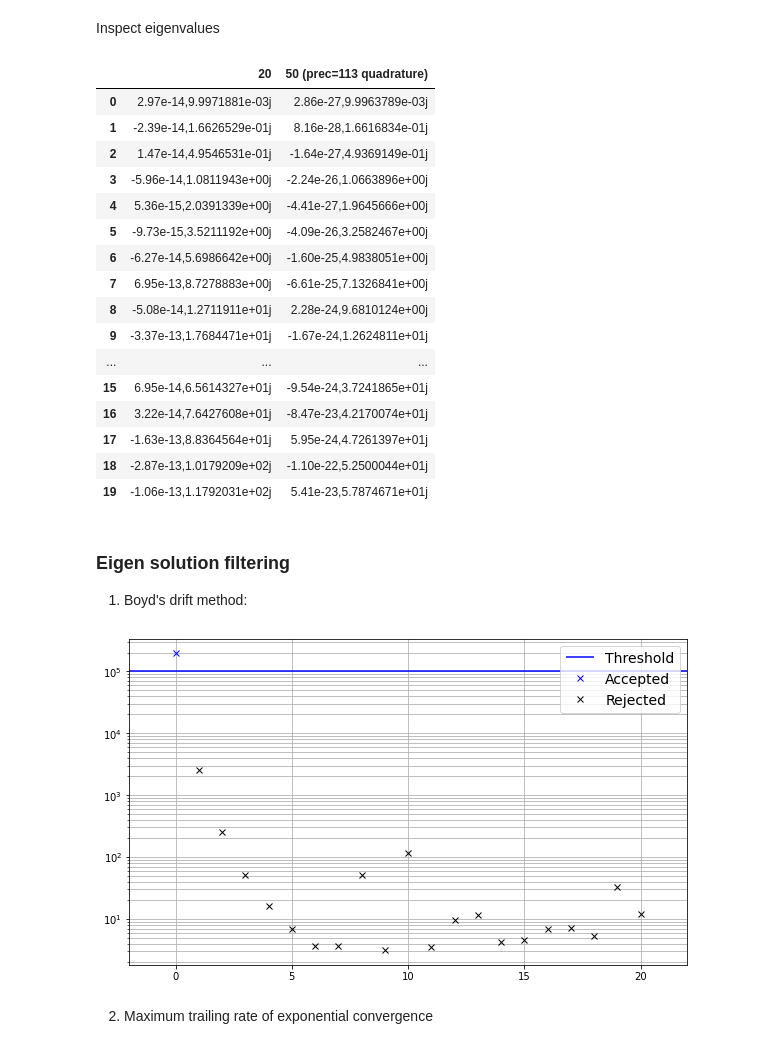
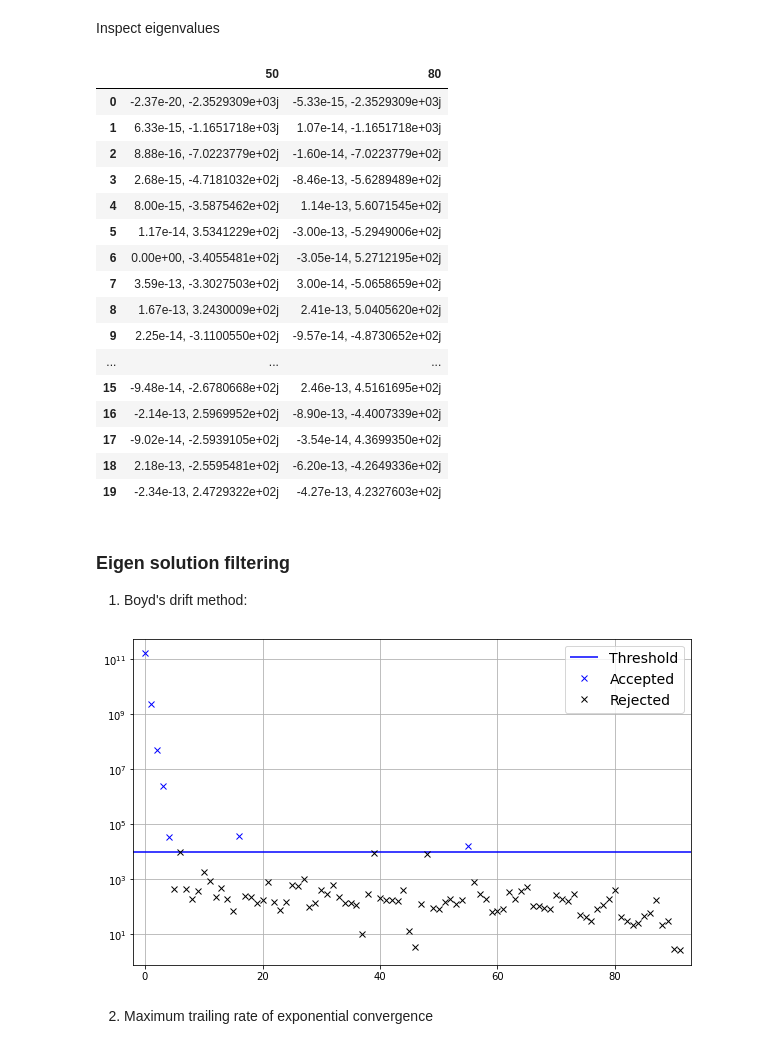
Before and after one commit to GentleMin/PlesioGeostroPy, a Jupyter notebook: Eigen_Post.ipynb, the cells around one changed output. Cells and saved outputs as stored; diff of their text form; code cells hidden in the pictures.

```diff
--- a/Eigen_Post.ipynb
+++ b/Eigen_Post.ipynb
@@ -396,5 +496,5 @@ field_nrange = {
 # %%
-class_idx, mode_idx = 1, 4
+class_idx, mode_idx = 1, 7
 eigval = eig_vals_classes[class_idx][mode_idx]
 eigvec = eig_vecs_classes[class_idx][:, mode_idx]
 
@@ -571,10 +671,10 @@ plt.show()
 
 For meridional plane section, $\phi=Cst$. $s$ and $z$ form a mesh of grid points.
 # %%
-p_cst = np.pi/6
-xi_array, _ = specfun.roots_chebyt(80)
+p_cst = -1/8*np.pi
+xi_array, _ = specfun.roots_chebyt(120)
 r_array = np.r_[0, np.sqrt((1 + xi_array)/2), 1]
-theta_array = np.linspace(0, np.pi, num=200)
+theta_array = np.linspace(0, np.pi/2, num=200)
 R_mesh, T_mesh = np.meshgrid(r_array, theta_array)
 S_mesh, Z_mesh = R_mesh*np.sin(T_mesh), R_mesh*np.cos(T_mesh)
 # %% [markdown]
@@ -609,7 +709,7 @@ override = False
 force_symmetric_cmap = True
 
 nrows, ncols = len(plot_fields), len(plot_fields[0])
-fig, axes = plt.subplots(nrows=nrows, ncols=ncols, figsize=(ncols*5, nrows*6))
+fig, axes = plt.subplots(nrows=nrows, ncols=ncols, figsize=(ncols*5, nrows*4.2))
 axes = np.atleast_2d(axes)
 
 for i_r in range(nrows):
@@ -636,7 +736,7 @@ for i_r in range(nrows):
             ax.set_title(plot_fnames[i_r][i_c], fontsize=16)
         ax.axis("equal")
         # ax.grid()
-        ax.axis("off")
+        # ax.axis("off")
 
 plt.tight_layout()
 if save_name is not None:
@@ -645,5 +745,6 @@ if save_name is not None:
     else:
         plt.savefig(save_name + '.png', format="png", dpi=150, bbox_inches="tight")
 
+plt.tight_layout()
 plt.show()
 # %% [output]
@@ -661,8 +820,8 @@ from pg_utils.pg_model import params
 eigen_files_list = [
     # "./out/eigen/Malkus/Transformed/eigen_m3_N5.h5",
     # "./out/eigen/Malkus/Transformed/eigen_m3_N50.h5",
-    "./out/eigen/Malkus/Reduced/eigen_m3_N50.h5",
-    "./out/eigen/Malkus/Reduced/eigen_m3_N50_cpt.h5",
+    # "./out/eigen/Malkus/Reduced/eigen_m3_N50.h5",
+    # "./out/eigen/Malkus/Reduced/eigen_m3_N50_cpt.h5",
     # "./out/eigen/Malkus/Reduced/eigen_m3_N50_quad-eigen-p113.h5",
     # "./out/eigen/Hydrodynamic/Reduced/eigen_m3_N5.h5",
     # "./out/eigen/Hydrodynamic/Reduced/eigen_m1_N50.h5",
@@ -673,23 +832,26 @@ eigen_files_list = [
     # "./out/eigen/Hydrodynamic/Reduced/eigen_m20_N50.h5",
     # "./out/eigen/Toroidal_Quadrupole/Transformed/eigen_m3_N20.h5",
     # "./out/eigen/Toroidal_Quadrupole/Transformed/eigen_m3_N50.h5",
-    # "./out/eigen/Toroidal_Quadrupole/Reduced/eigen_m3_Le-2_N20.h5",
-    # "./out/eigen/Toroidal_Quadrupole/Reduced/eigen_m3_Le-2_N50.h5",
+    # "./out/eigen/Toroidal_Quadrupole/Reduced/eigen_m3_Le-4_N20_orth.h5",
+    # "./out/eigen/Toroidal_Quadrupole/Reduced/eigen_m3_N50.h5",
+    # "./out/eigen/Toroidal_Quadrupole/Reduced/eigen_m3_Le-4_N50_orth.h5",
     # "./out/eigen/Toroidal_Quadrupole/Reduced/eigen_m3_Le-2_N80.h5",
     # "./out/eigen/Poloidal_Dipole/Reduced/eigen_m3_N20.h5",
     # "./out/eigen/Poloidal_Dipole/Reduced/eigen_m3_N50.h5",
+    # "./out/eigen/Poloidal_Dipole/Reduced/eigen_m3_Le1e-4_N50_p113.h5",
+    # "./out/eigen/Poloidal_Dipole/Reduced/eigen_m3_Le1e-4_N80_p113.h5"
     # "./out/eigen/Poloidal_Dipole/Reduced/eigen_m3_N50_quad-eigen-p113_tmp.h5"
-    # "./out/eigen/Poloidal_Dipole/Transformed/eigen_m3_N20.h5",
-    # "./out/eigen/Poloidal_Dipole/Transformed/eigen_m3_N50.h5",
+    "./out/eigen/Poloidal_Dipole/Transformed/eigen_m3_Le1e-4_N50_p113.h5",
+    "./out/eigen/Poloidal_Dipole/Transformed/eigen_m3_Le1e-4_N80_p113.h5",
 ]
 label_list = [
     # For instance, the truncation level can be used as labels
     # 5,
     # 10,
-    20,
-    # 50,
-    "50 (prec=113 quadrature)"
-    # 80,
+    # 20,
+    50,
+    # "50 (prec=113 quadrature)"
+    80,
     # 100
     # Or the labels can be e.g. azimuthal wavenumber
     # 1, 2, 3, 5, 10, 20
@@ -855,55 +1017,55 @@ plt.show()
 # %% [markdown]
 Inspect eigenvalues
 # %%
-class_idx = 1
+class_idx = 0
 trunc_N = min([ds_vals_collections[class_idx][i_src].size for i_src in range(len(label_list))])
 trunc_N = 20
 
 df = pd.DataFrame(data={label_list[i_src]: ds_vals_collections[class_idx][i_src][:trunc_N] for i_src in range(len(label_list))})
-df.style.format(formatter=lambda x: "{0.real:.2e},{0.imag:.7e}j".format(x))
+df.style.format(formatter=lambda x: "{0.real:.2e}, {0.imag:.7e}j".format(x))
 # %% [output]
-|  | 20 | 50 (prec=113 quadrature) |
-| 0 | 2.97e-14,9.9971881e-03j | 2.86e-27,9.9963789e-03j |
-| 1 | -2.39e-14,1.6626529e-01j | 8.16e-28,1.6616834e-01j |
-| 2 | 1.47e-14,4.9546531e-01j | -1.64e-27,4.9369149e-01j |
-| 3 | -5.96e-14,1.0811943e+00j | -2.24e-26,1.0663896e+00j |
-| 4 | 5.36e-15,2.0391339e+00j | -4.41e-27,1.9645666e+00j |
-| 5 | -9.73e-15,3.5211192e+00j | -4.09e-26,3.2582467e+00j |
-| 6 | -6.27e-14,5.6986642e+00j | -1.60e-25,4.9838051e+00j |
-| 7 | 6.95e-13,8.7278883e+00j | -6.61e-25,7.1326841e+00j |
-| 8 | -5.08e-14,1.2711911e+01j | 2.28e-24,9.6810124e+00j |
-| 9 | -3.37e-13,1.7684471e+01j | -1.67e-24,1.2624811e+01j |
+|  | 50 | 80 |
+| 0 | -2.37e-20, -2.3529309e+03j | -5.33e-15, -2.3529309e+03j |
+| 1 | 6.33e-15, -1.1651718e+03j | 1.07e-14, -1.1651718e+03j |
+| 2 | 8.88e-16, -7.0223779e+02j | -1.60e-14, -7.0223779e+02j |
+| 3 | 2.68e-15, -4.7181032e+02j | -8.46e-13, -5.6289489e+02j |
+| 4 | 8.00e-15, -3.5875462e+02j | 1.14e-13, 5.6071545e+02j |
+| 5 | 1.17e-14, 3.5341229e+02j | -3.00e-13, -5.2949006e+02j |
+| 6 | 0.00e+00, -3.4055481e+02j | -3.05e-14, 5.2712195e+02j |
+| 7 | 3.59e-13, -3.3027503e+02j | 3.00e-14, -5.0658659e+02j |
+| 8 | 1.67e-13, 3.2430009e+02j | 2.41e-13, 5.0405620e+02j |
+| 9 | 2.25e-14, -3.1100550e+02j | -9.57e-14, -4.8730652e+02j |
 | ... | ... | ... |
-| 15 | 6.95e-14,6.5614327e+01j | -9.54e-24,3.7241865e+01j |
-| 16 | 3.22e-14,7.6427608e+01j | -8.47e-23,4.2170074e+01j |
-| 17 | -1.63e-13,8.8364564e+01j | 5.95e-24,4.7261397e+01j |
-| 18 | -2.87e-13,1.0179209e+02j | -1.10e-22,5.2500044e+01j |
-| 19 | -1.06e-13,1.1792031e+02j | 5.41e-23,5.7874671e+01j |
+| 15 | -9.48e-14, -2.6780668e+02j | 2.46e-13, 4.5161695e+02j |
+| 16 | -2.14e-13, 2.5969952e+02j | -8.90e-13, -4.4007339e+02j |
+| 17 | -9.02e-14, -2.5939105e+02j | -3.54e-14, 4.3699350e+02j |
+| 18 | 2.18e-13, -2.5595481e+02j | -6.20e-13, -4.2649336e+02j |
+| 19 | -2.34e-13, 2.4729322e+02j | -4.27e-13, 4.2327603e+02j |
 # %% [markdown]
 ### Eigen solution filtering
 
 1. Boyd's drift method:
 # %%
-class_idx = 1
+class_idx = 0
 
 src_idx_base = 0
 src_idx_comp = 1
 
 eig_drift, eig_nearest = nutils.eigen_drift(ds_vals_collections[class_idx][src_idx_base], ds_vals_collections[class_idx][src_idx_comp])
-drift_thresh = 1e+5
+drift_thresh = 1e+4
 drift_filter = 1./(eig_drift + 1e-16) > drift_thresh
 
 fig, ax = plt.subplots(figsize=(10, 6))
 ax.hlines([drift_thresh,], -2, eig_drift.size + 1, 'b', label="Threshold")
 ax.semilogy(np.arange(eig_drift.size)[drift_filter], 1./(eig_drift[drift_filter] + 1e-16), 'bx', label="Accepted")
 ax.semilogy(np.arange(eig_drift.size)[~drift_filter], 1./(eig_drift[~drift_filter] + 1e-16), 'kx', label="Rejected")
 ax.grid(which="both")
 ax.set_xlim([-2, eig_drift.size + 1])
 ax.legend(fontsize=14)
 
 plt.show()
 # %% [output]
-[figure, old version]
+[figure, new version]
 # %% [markdown]
 2. Maximum trailing rate of exponential convergence
 # %%
```
Also changed, not shown: parts of 37 cells of this notebook, 3 other files.
